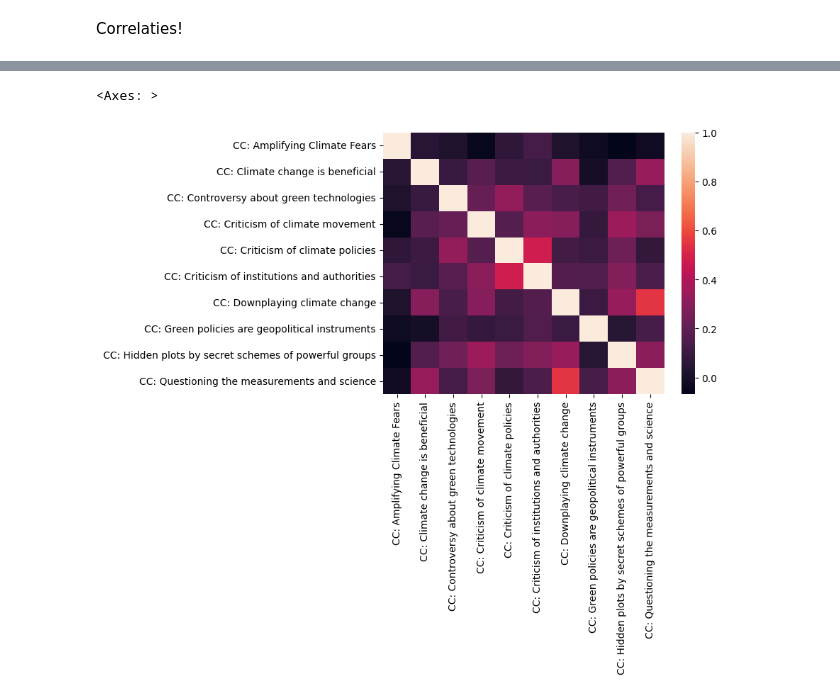
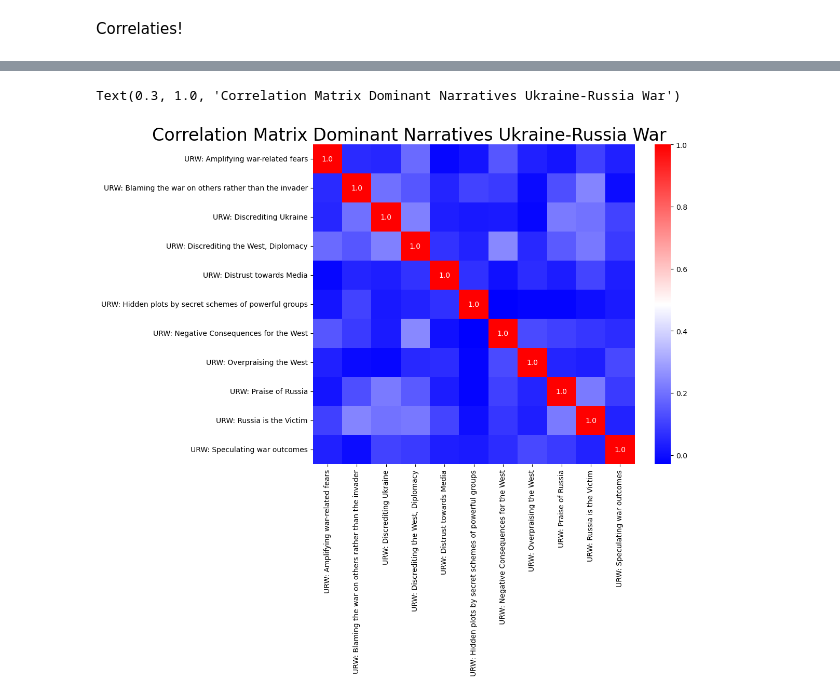
Before and after one commit to jsluijter02/SEMEVAL2025-task-10, a Jupyter notebook: notebooks/data_analysis.ipynb, the cells around one changed output, grey strips where cells are left out. Drawn from its saved outputs; the diff is of its cells as text; code cells hidden in the pictures.

```diff
--- a/notebooks/data_analysis.ipynb
+++ b/notebooks/data_analysis.ipynb
@@ -166,7 +172,10 @@ sns.heatmap(dom_URW_matrix)
-# %%
-
-dom_CC_matrix = df[dom_CC_classes].corr()
-sns.heatmap(dom_CC_matrix)
-# %% [output]
-<Axes: >
-[figure, removed]
+# %%
+
+dom_URW_matrix = df[dom_URW_classes].corr()
+important_corr = np.where(dom_URW_matrix>0.4,np.round(dom_URW_matrix,2),"")
+plt.figure(figsize=(10,8))
+heatmap = sns.heatmap(dom_URW_matrix,cmap="bwr",annot=important_corr,fmt="")
+heatmap.set_title("Correlation Matrix Dominant Narratives Ukraine-Russia War", fontsize=24,x=0.3)
+# %% [output]
+Text(0.3, 1.0, 'Correlation Matrix Dominant Narratives Ukraine-Russia War')
+[figure, added]
```
Also changed, not shown: parts of 10 cells of this notebook, 9 other files.
